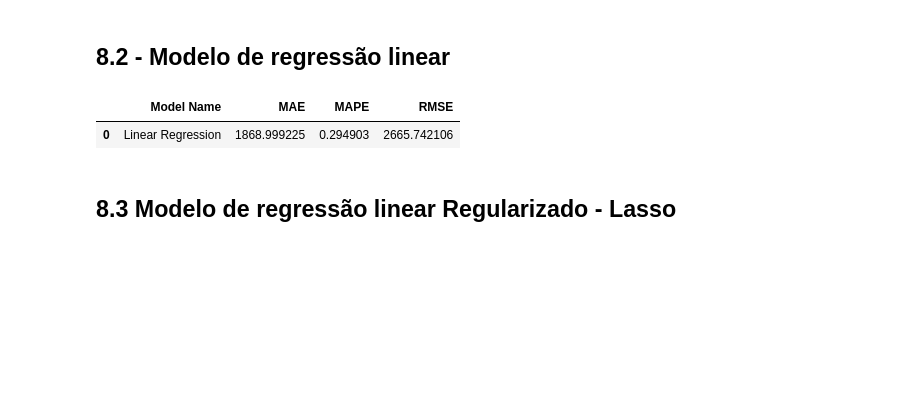
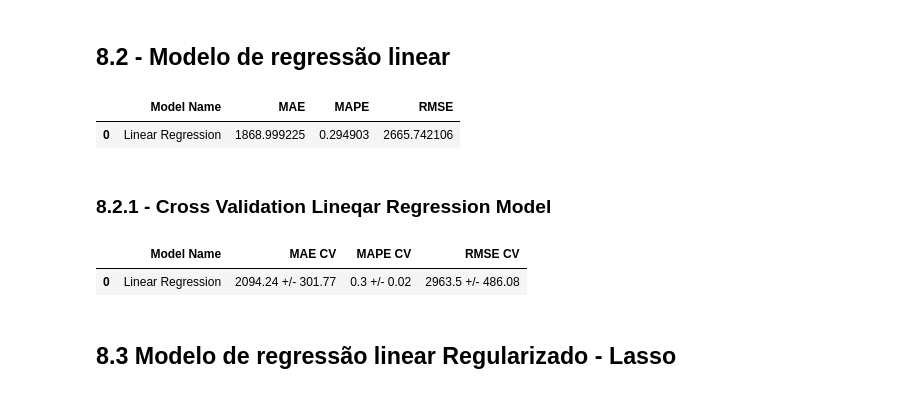
Before and after one commit to castrien/ds_em_producao, a Jupyter notebook: m04_v01_ds_em_producao.ipynb, the cells around one changed output. Saved outputs shown, nothing was run; the diff lists cells and outputs as text; code cells hidden in the pictures; blank space fills up the shorter version.

```diff
--- a/m04_v01_ds_em_producao.ipynb
+++ b/m04_v01_ds_em_producao.ipynb
@@ -1009,6 +1009,14 @@ lr_result
 # %% [output]
 |  | Model Name | MAE | MAPE | RMSE |
 | 0 | Linear Regression | 1868.999225 | 0.294903 | 2665.742106 |
+# %% [markdown]
+### 8.2.1  - Cross Validation Lineqar Regression Model
+# %%
+lr_result_cv =  cross_validation(x_training, 5, 'Linear Regression', lr, verbose = False)
+lr_result_cv
+# %% [output]
+|  | Model Name | MAE CV | MAPE CV | RMSE CV |
+| 0 | Linear Regression | 2094.24 +/- 301.77 | 0.3 +/- 0.02 | 2963.5 +/- 486.08 |
 # %% [markdown]
 ## 8.3 Modelo de regressão linear Regularizado - Lasso
 # %%
```
Also changed, not shown: parts of 20 cells of this notebook.
